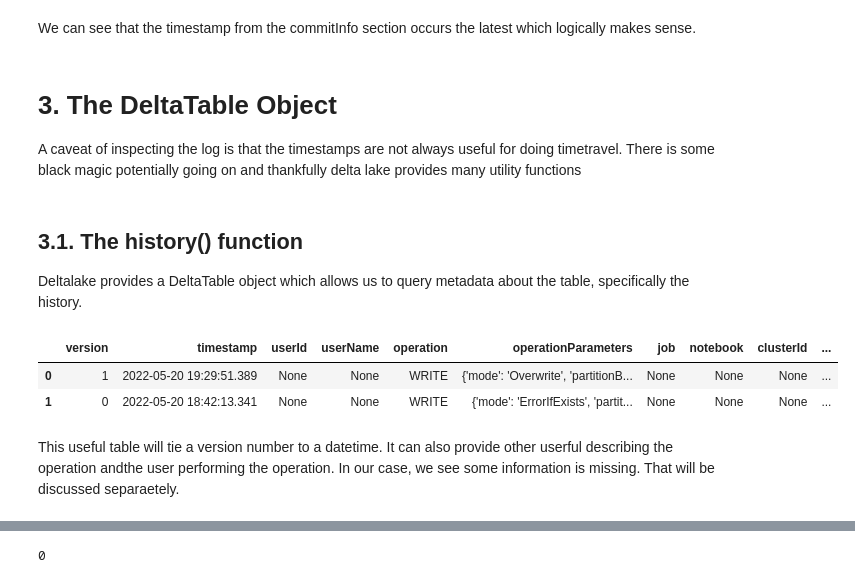
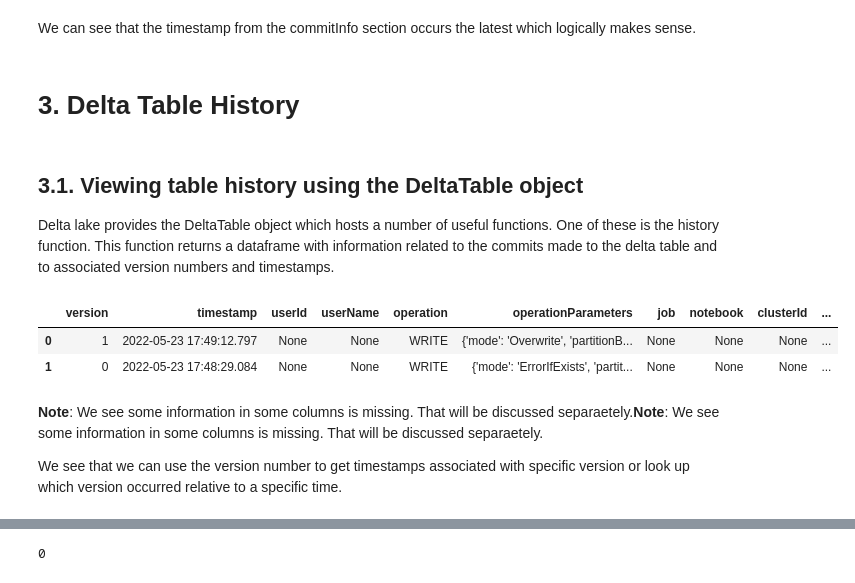
Before and after one commit to taylor-schneider/ml-training-jupyter-notebooks, a Jupyter notebook: Data Engineering/Data Lakehouse/Deltalake/Delta Lake Time Travel.ipynb, the cells around one changed output, grey strips where cells are left out. Drawn from its saved outputs; the diff is of its cells as text; code cells hidden in the pictures.

```diff
--- a/Data Engineering/Data Lakehouse/Deltalake/Delta Lake Time Travel.ipynb
+++ b/Data Engineering/Data Lakehouse/Deltalake/Delta Lake Time Travel.ipynb
@@ -148,0 +184,7 @@ delta_table_path = "data/time-travel-demo.delta"
+# %%
+import os
+import pyprojroot
+project_root_dir = pyprojroot.here()
+current_dir = "Data Engineering/Data Lakehouse/Deltalake"
+relative_delta_table_path = "data/time-travel-demo.delta"
+full_delta_table_path = os.path.join(project_root_dir, current_dir, relative_delta_table_path)
@@ -339,29 +384,31 @@ Creation: 2022-05-20 18:42:12.288000
 # %% [markdown]
 We can see that the timestamp from the commitInfo section occurs the latest which logically makes sense.
+# %% [markdown]
+# 3. Delta Table History
 # %% [markdown]
-# 3. The DeltaTable Object
+## 3.1. Viewing table history using the DeltaTable object
 
-A caveat of inspecting the log is that the timestamps are not always useful for doing timetravel. There is some black magic potentially going on and thankfully delta lake provides many utility functions
+Delta lake provides the DeltaTable object which hosts a number of useful functions. One of these is the history function. This function returns a dataframe with information related to the commits made to the delta table and to associated version numbers and timestamps.
 # %%
 from delta.tables import DeltaTable
 
 # Create a pointer tothe delta table (dont confuse with spark dataframe)
-deltaTable = DeltaTable.forPath(sparkSession, delta_table_path)
+deltaTable = DeltaTable.forPath(sparkSession, relative_delta_table_path)
+
+# Get the history as a spark dataframe
+dt_history_df = deltaTable.history()
+
+# Convert the info to pandas to make the presentation nicer
+dt_history_pd_df = dt_history_df.toPandas()
+dt_history_pd_df
+# %% [output]
+|  | version | timestamp | userId | userName | operation | operationParameters | job | notebook | clusterId | ... |
+| 0 | 1 | 2022-05-23 17:49:12.797 | None | None | WRITE | {'mode': 'Overwrite', 'partitionB... | None | None | None | ... |
+| 1 | 0 | 2022-05-23 17:48:29.084 | None | None | WRITE | {'mode': 'ErrorIfExists', 'partit... | None | None | None | ... |
-# %% [markdown]
-## 3.1. The history() function
-
-Deltalake provides a DeltaTable object which allows us to query metadata about the table, specifically the history.
-# %%
-# Get the history of the deltatable and store it as a pandas dataframe (for convenience)
-dt_history_df = deltaTable.history()
-dt_history_pd_df = dt_history_df.toPandas()
-dt_history_pd_df
-# %% [output]
-|  | version | timestamp | userId | userName | operation | operationParameters | job | notebook | clusterId | ... |
-| 0 | 1 | 2022-05-20 19:29:51.389 | None | None | WRITE | {'mode': 'Overwrite', 'partitionB... | None | None | None | ... |
-| 1 | 0 | 2022-05-20 18:42:13.341 | None | None | WRITE | {'mode': 'ErrorIfExists', 'partit... | None | None | None | ... |
 # %% [markdown]
-This useful table will tie a version number to a datetime. It can also provide other userful describing the operation andthe user performing the operation. In our case, we see some information is missing. That will be discussed separaetely.
+**Note**: We see some information in some columns is missing. That will be discussed separaetely.**Note**: We see some information in some columns is missing. That will be discussed separaetely.
+
+We see that we can use the version number to get timestamps associated with specific version or look up which version occurred relative to a specific time.
 # %%
 v1_dt = dt_history_pd_df[dt_history_pd_df["version"] == 1]["timestamp"].iloc[0]
 v1_dt
```
Also changed, not shown: parts of 82 cells of this notebook, 1 other file.
